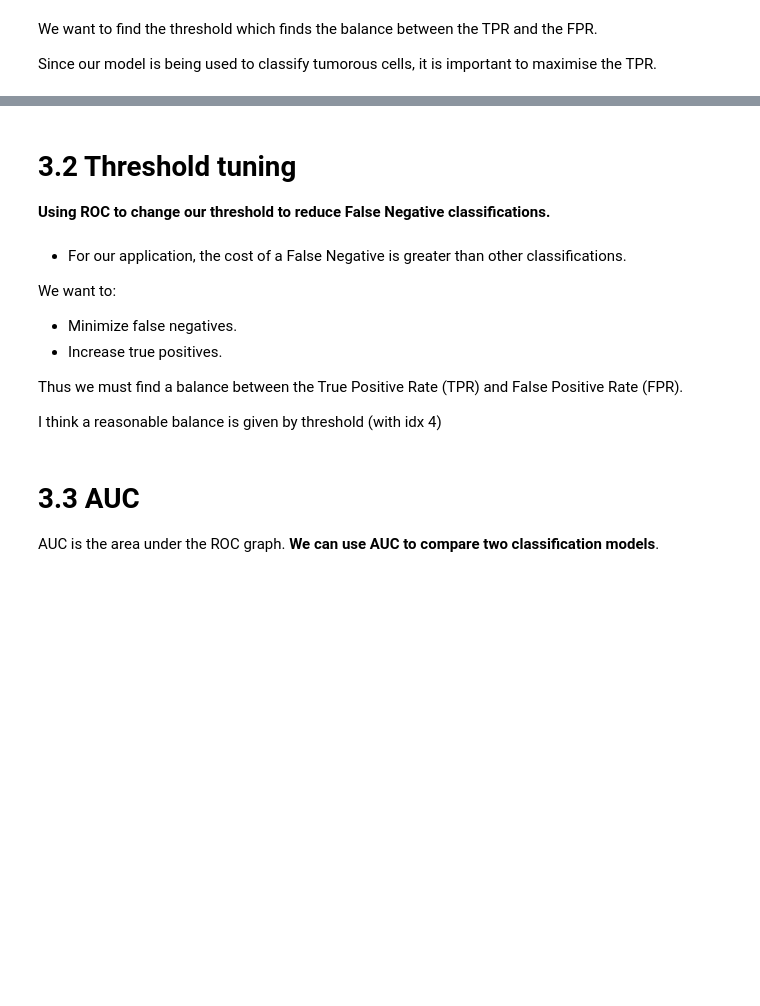
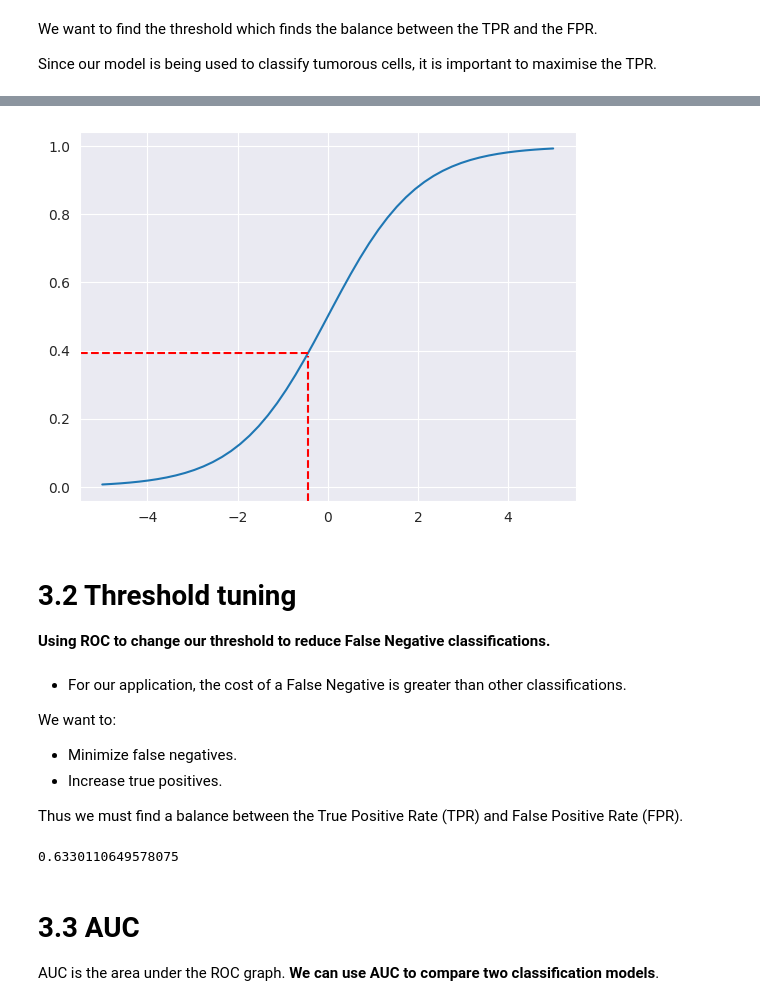
Before and after one commit to Berat03/ml_coursework, a Jupyter notebook: logistic_regression.ipynb, the cells around one changed output, grey strips where cells are left out. Cells and saved outputs as stored; diff of their text form; code cells hidden in the pictures; blank space fills up the shorter version.

```diff
--- a/logistic_regression.ipynb
+++ b/logistic_regression.ipynb
@@ -214,3 +257,17 @@ for idx, metric in enumerate(list(zip(tpr, fpr, thresholds))[1::]):
+# %%
+def sigmoid(x):
+    return 1 / (1 + (np.e ** -x))
+
+fig, ax = plt.subplots()
+ax.grid(True)
+x = np.linspace(-5, 5)
+plt.plot(x, list(map(sigmoid, x)))
+plt.axhline(y=0.3942, color='r', xmax=0.46, linestyle='dashed')
+plt.axvline(x=-0.43, color='r', ymax=0.3942, linestyle='dashed')
+plt.savefig('sigmoid_new_threshold.png')
+plt.show()
+# %% [output]
+[figure, added]
 # %% [markdown]
 # 3.2 Threshold tuning
 **Using ROC to change our threshold to reduce False Negative classifications.**
@@ -222,10 +279,11 @@ We want to:
 - Increase true positives.
 
 Thus we must find a balance between the True Positive Rate (TPR) and False Positive Rate (FPR).
-
-I think a reasonable balance is given by threshold (with idx 4)
 # %%
-threshold = thresholds[4]
+threshold = thresholds[8]
+threshold
+# %% [output]
+0.6330110649578075
 # %% [markdown]
 # 3.3 AUC
 AUC is the area under the ROC graph. **We can use AUC to compare two classification models**.
```
Also changed, not shown: parts of 23 cells of this notebook.
